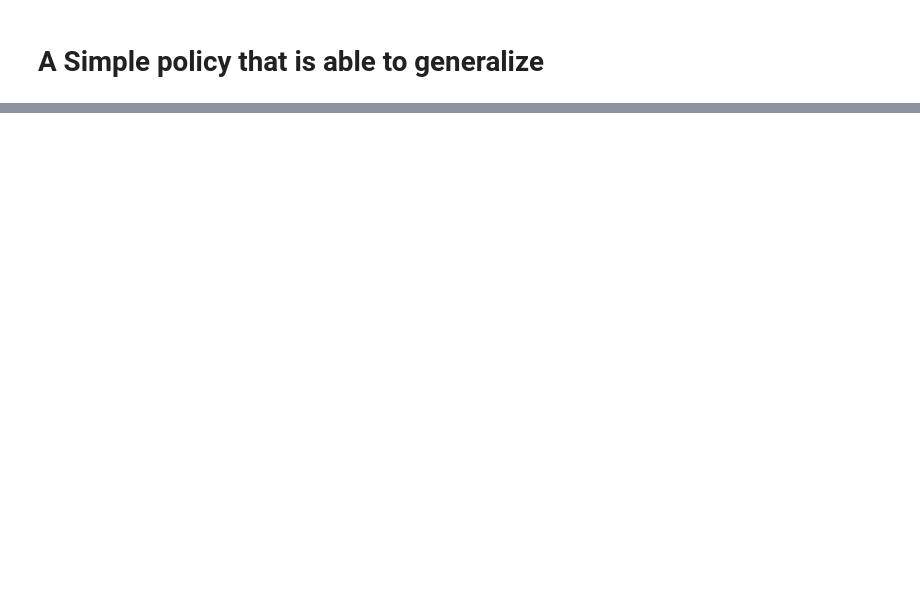
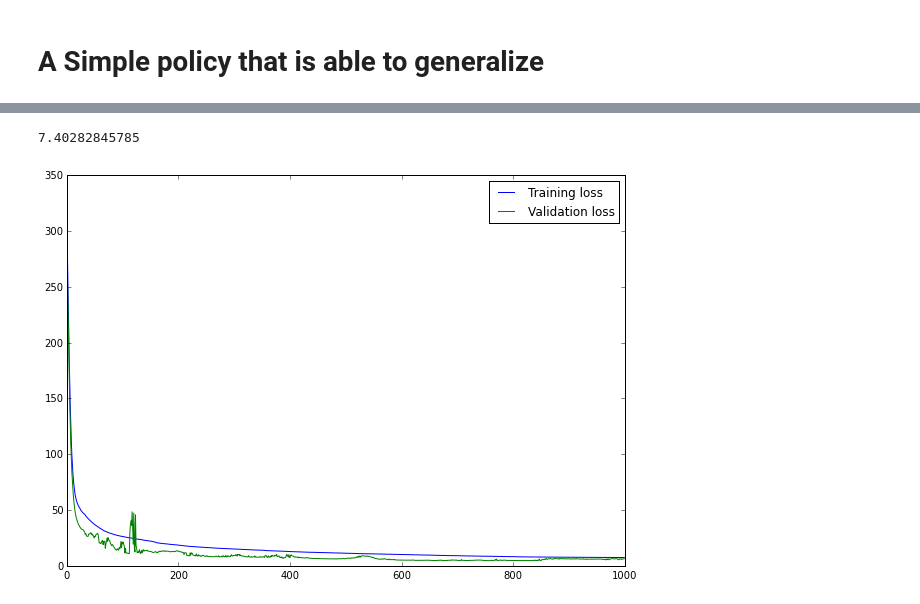
Before and after one commit to florensacc/crossrobot, a Jupyter notebook: GPS_Example.ipynb, the cells around one changed output, grey strips where cells are left out. Saved outputs shown, nothing was run; the diff lists cells and outputs as text; code cells hidden in the pictures; blank space fills up the shorter version.

```diff
--- a/GPS_Example.ipynb
+++ b/GPS_Example.ipynb
@@ -309,0 +325,32 @@ Final position for test starting position
+# %%
+xref4 = np.array([0,np.pi,0,0,15,1.5])
+A4, B4, c4 = cp.linearize_cartpole_ext(xref4, uref, dt, eps)
+K4, P4, Quu4 = cp.lqr_infinite_horizon(A4, B4, Q, R)
+
+xref5 = np.array([0,np.pi,0,0,20,2.0])
+A5, B5, c5 = cp.linearize_cartpole_ext(xref5, uref, dt, eps)
+K5, P5, Quu5 = cp.lqr_infinite_horizon(A5, B5, Q, R)
+
+x7 = np.array([0, np.pi - np.pi/4, 0, 0, 15, 1.5])
+x8 = np.array([0, np.pi + np.pi/4, 0, 0, 15, 1.5])
+
+x9 = np.array([0, np.pi - np.pi/4, 0, 0, 20, 2.0])
+x10 = np.array([0, np.pi + np.pi/4, 0, 0, 20, 2.0])
+
+
+tr_x, tr_u, val_x, val_u, te_x, te_u = cp.gen_train_data(
+    [x1, x2, x3, x4, x5, x6, x7, x8, x9, x10],
+    [K1, K1, K2, K2, K3, K3, K4, K4, K5, K5],
+    [Quu1, Quu1, Quu2, Quu2, Quu3, Quu3, Quu4, Quu4, Quu5, Quu5],
+    num_traj=20, traj_size=500)
+# %%
+####################
+# TRAIN BASIC NNET #
+####################
+
+input3, policy3, tr_loss3, val_loss3, test_loss3 = nnet.train_NN(
+    tr_x, tr_u, val_x, val_u, te_x, te_u, # Training, validiation, and test data
+    n_layers=1, n_hidden=25, # Nnet parameters
+    learning_rule='rmsprop', learning_rate=0.005, L1_reg=0., L2_reg=0.00001, batch_size=50, rho=0.9, #SGD parameters
+    n_epochs=1000, print_interval=5, random_order=True # Training parameters
+)
@@ -309,0 +375,9 @@ Final position for test starting position
+# %%
+plt.figure(figsize=(10,7))
+plt.plot(tr_loss3, label="Training loss")
+plt.plot(val_loss3, label="Validation loss")
+plt.legend()
+print np.min(tr_loss3)
+# %% [output]
+7.40282845785
+[figure, added]
```
Also changed, not shown: parts of 25 cells of this notebook, 4 other files.
